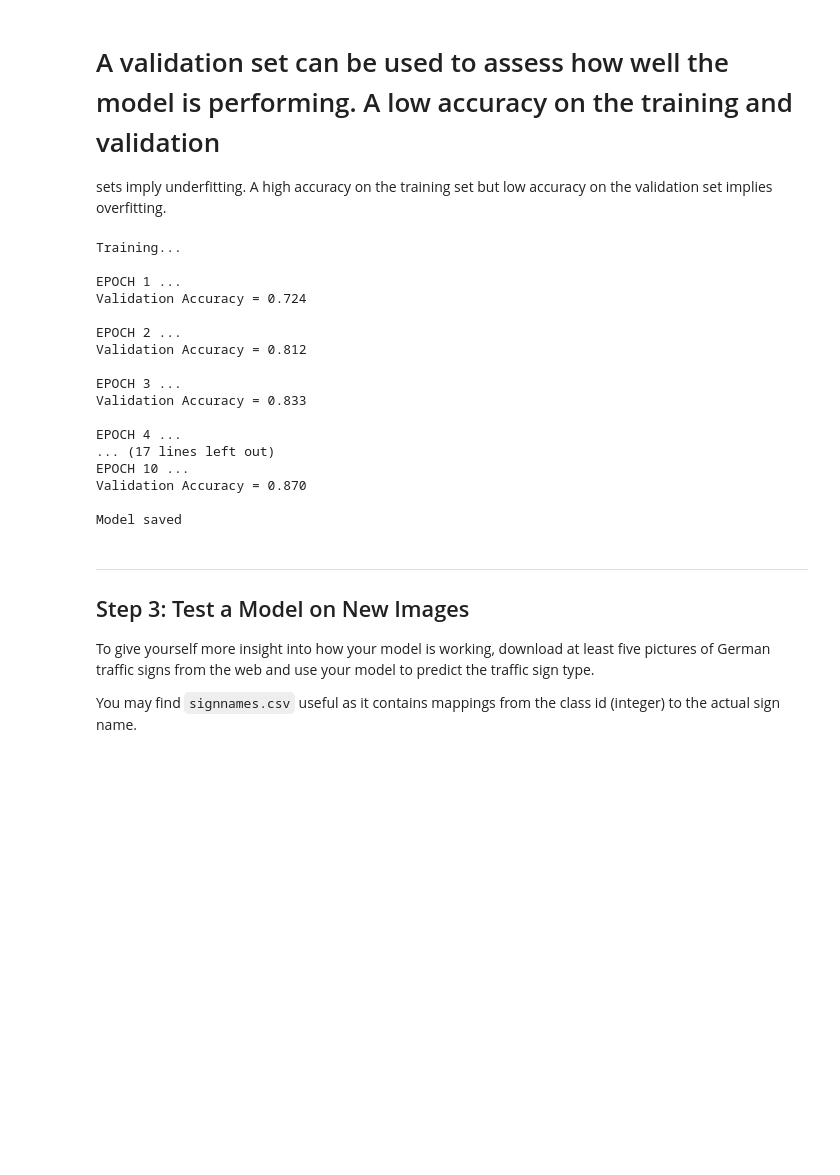
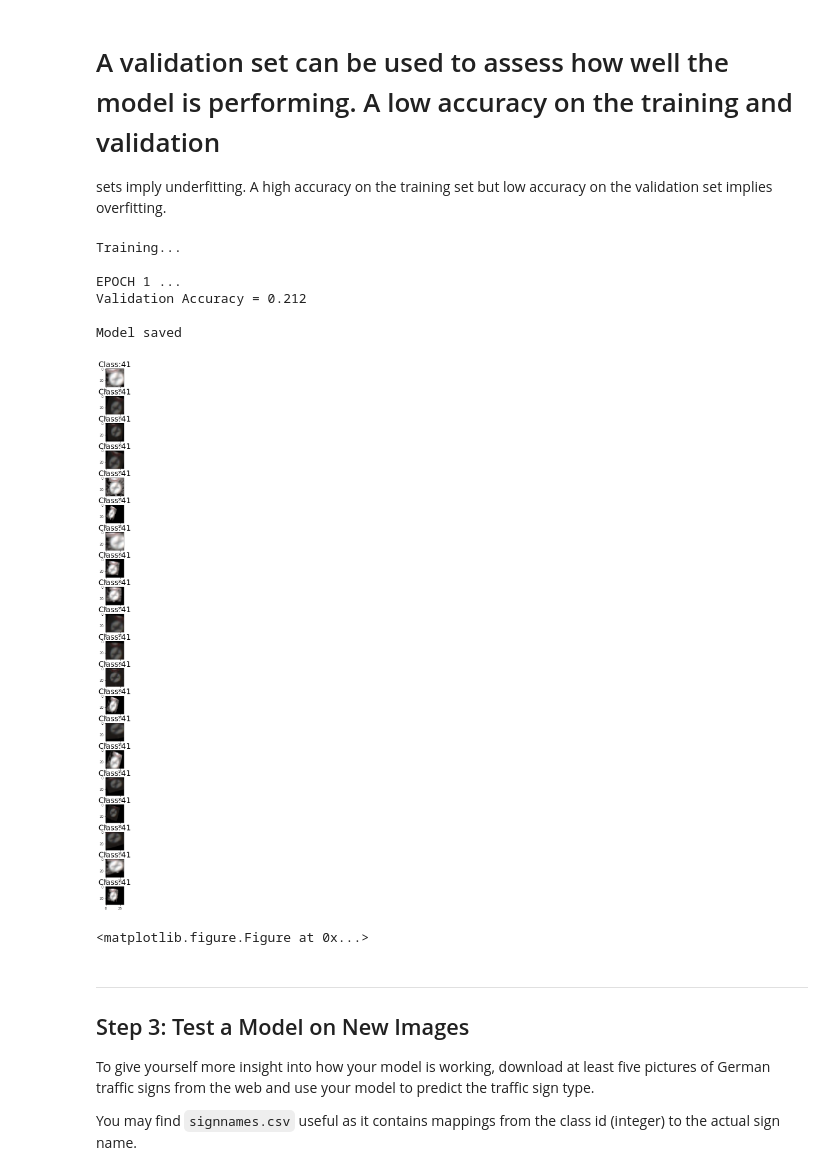
Before and after one commit to AbdulTheProgrammer/CarND-Traffic-Sign-Classifier-Project, a Jupyter notebook: Traffic_Sign_Classifier.ipynb, the cells around one changed output. Drawn from its saved outputs; the diff is of its cells as text; code cells hidden in the pictures; blank space fills up the shorter version.

Commit message:
added data augementation functions

```diff
--- a/Traffic_Sign_Classifier.ipynb
+++ b/Traffic_Sign_Classifier.ipynb
@@ -156,7 +270,11 @@ Use the code cell (or multiple code cells, if necessary) to implement the first
 ### Feel free to use as many code cells as needed.
 from sklearn.utils import shuffle
 
-X_train, y_train = shuffle(X_train, y_train)
+#X_train, y_train = shuffle(X_train, y_train)
+
+#X_train = ( X_train - 128 ) / 128
+#X_valid = ( X_valid - 128 ) / 128
+#X_test = ( X_test - 128 ) / 128
 # %% [markdown]
 ### Model Architecture
 # %%
@@ -165,7 +283,7 @@ X_train, y_train = shuffle(X_train, y_train)
 
 import tensorflow as tf
 
-EPOCHS = 10
+EPOCHS = 1
 BATCH_SIZE = 128
 
 from tensorflow.contrib.layers import flatten
@@ -234,6 +352,17 @@ sets imply underfitting. A high accuracy on the training set but low accuracy on
 # %%
 ### Train your model here.
 rate = 0.001
+
+batch_x_test, batch_y_test = create_train_batch(X_train[0:2], y_train[0:2], 2)
+f, axarr = plt.subplots(20,1 , figsize=(32,32))
+plt.figure()
+f.subplots_adjust(hspace=.5)
+y_index = 0
+for i in range(20):
+    subtitle = "Class:" + str(batch_y_test[i])
+    axarr[i].set_title(subtitle, fontsize=25)
+    axarr[i].imshow(batch_x_test[i].squeeze())
+    axarr[i].set_aspect(aspect=1, adjustable='box')
 
 logits = LeNet(x)
 cross_entropy = tf.nn.softmax_cross_entropy_with_logits(labels=one_hot_y, logits=logits)
@@ -251,55 +380,50 @@ def evaluate(X_data, y_data):
     total_accuracy = 0
     sess = tf.get_default_session()
     for offset in range(0, num_examples, BATCH_SIZE):
-        batch_x, batch_y = X_data[offset:offset+BATCH_SIZE], y_data[offset:offset+BATCH_SIZE]
+        if offset + BATCH_SIZE < num_examples:
+#            batch_x, batch_y = create_train_batch(X_data[offset:offset+BATCH_SIZE], y_data[offset:offset+BATCH_SIZE], BATCH_SIZE)
+             batch_x, batch_y = create_train_batch(X_data[offset:offset+BATCH_SIZE], y_data[offset:offset+BATCH_SIZE], BATCH_SIZE)
+        else:
+            batch_x, batch_y = create_train_batch(X_data[offset:offset+BATCH_SIZE], y_data[offset:offset+BATCH_SIZE], num_examples - offset)
         accuracy = sess.run(accuracy_operation, feed_dict={x: batch_x, y: batch_y})
         total_accuracy += (accuracy * len(batch_x))
-    return total_accuracy / num_examples
+    return total_accuracy / (num_examples*10)
 
 ### Once a final model architecture is selected,
 ### the accuracy on the test set should be calculated and reported as well.
 with tf.Session() as sess:
     sess.run(tf.global_variables_initializer())
     num_examples = len(X_train)
 
     print("Training...")
     print()
     for i in range(EPOCHS):
         X_train, y_train = shuffle(X_train, y_train)
         for offset in range(0, num_examples, BATCH_SIZE):
             end = offset + BATCH_SIZE
             batch_x, batch_y = X_train[offset:end], y_train[offset:end]
             sess.run(training_operation, feed_dict={x: batch_x, y: batch_y})
 
         validation_accuracy = evaluate(X_valid, y_valid)
         print("EPOCH {} ...".format(i+1))
         print("Validation Accuracy = {:.3f}".format(validation_accuracy))
         print()
 
     saver.save(sess, './lenet')
     print("Model saved")
 
 
 
 ### Feel free to use as many code cells as needed.
 # %% [output]
 Training...
 
 EPOCH 1 ...
-Validation Accuracy = 0.724
-
-EPOCH 2 ...
-Validation Accuracy = 0.812
-
-EPOCH 3 ...
-Validation Accuracy = 0.833
-
-EPOCH 4 ...
-... (17 lines left out)
-EPOCH 10 ...
-Validation Accuracy = 0.870
+Validation Accuracy = 0.212
 
 Model saved
+[figure, added]
+<matplotlib.figure.Figure at 0x...>
 # %% [markdown]
 ---
 
```
Also changed, not shown: parts of 3 cells of this notebook, 3 other files.
